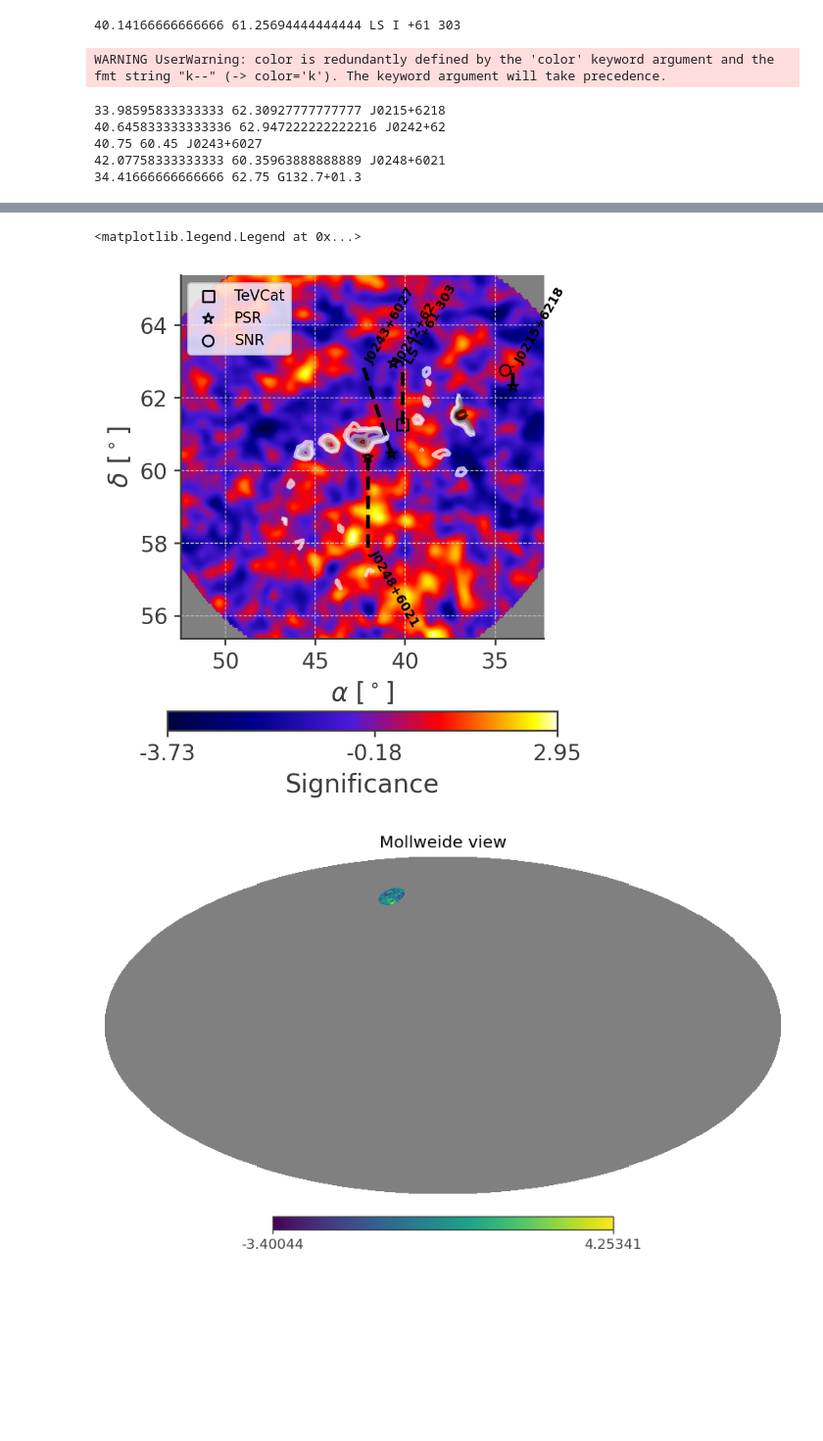
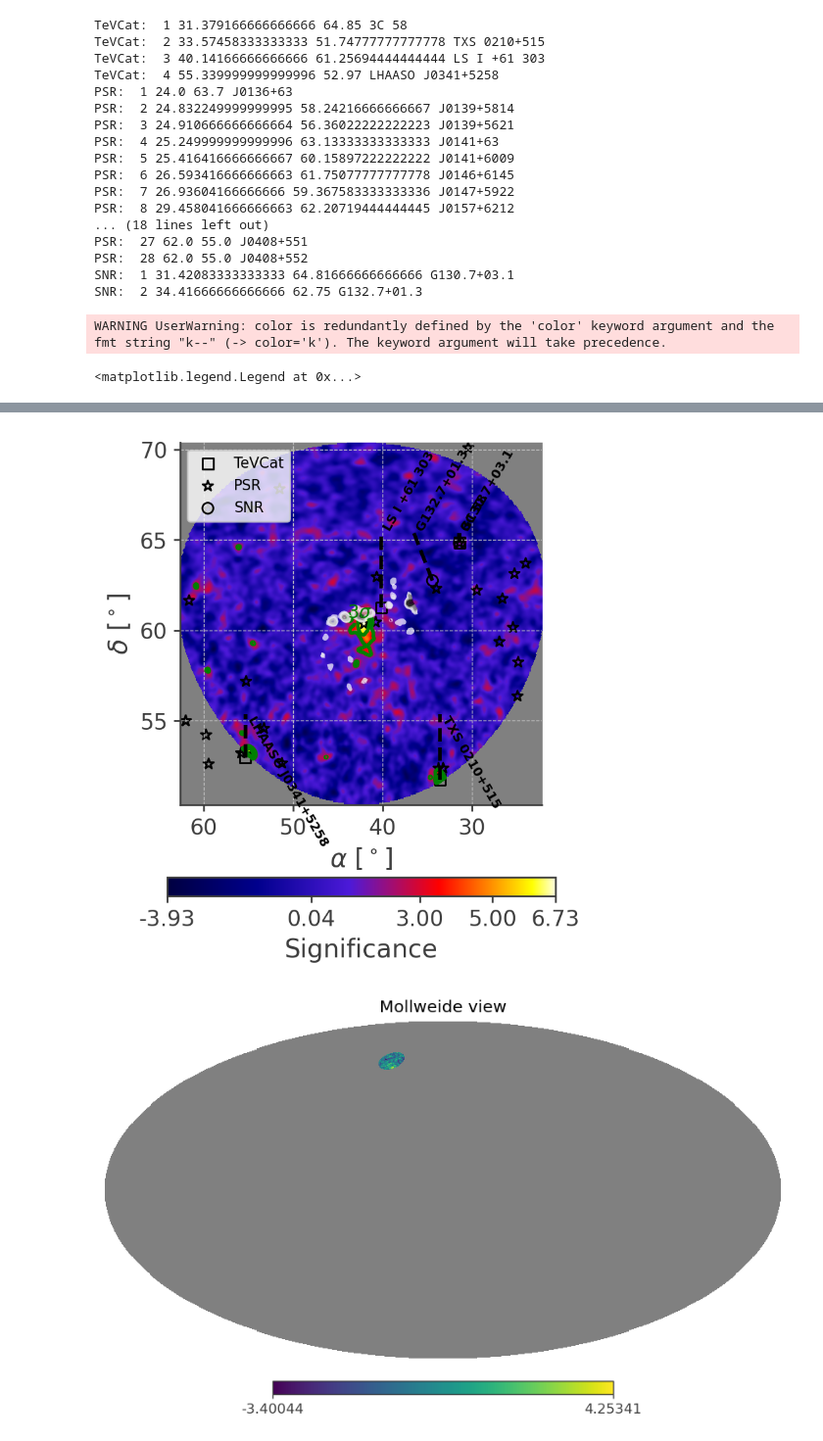
Before and after one commit to xiahouwenyu/3MLWCDA0.91, a Jupyter notebook: Standard/src/Justdraw.ipynb, the cells around one changed output, grey strips where cells are left out. Shown at 98% size. Saved outputs shown, nothing was run; the diff lists cells and outputs as text; code cells hidden in the pictures; blank space fills up the shorter version.

Commit message:
source iteration

```diff
--- a/Standard/src/Justdraw.ipynb
+++ b/Standard/src/Justdraw.ipynb
@@ -44,12 +43,13 @@ if not os.path.exists(f'../res/{region_name}/{Modelname}/'):
 # map2, skymapHeader = hp.read_map("/data/home/cwy/Science/0_Source/Standard/src/mytools/llh_skymap/sigts_siglist_J0248_20210305-20230731_DGE_res.fits.gz",h=True)
 # map2, skymapHeader = hp.read_map("/data/home/cwy/Science/0_Source/data/signif_20210305_20230731_ihep_goodlist_nHit000_0.41.fits.gz.fits.gz",h=True)
 # map2, skymapHeader = hp.read_map("/data/home/cwy/Science/0_Source/data/signif_20210305_20230731_ihep_goodlist_nHit006_0.29.fits.gz.fits.gz",h=True)
-map2, skymapHeader = hp.read_map("/data/home/cwy/Science/0_Source/Standard/src/mytools/llh_skymap/sigts_siglist_J0248_gaus+2pt+fixDGE_res.fits.gz",h=True)
+# map2, skymapHeader = hp.read_map("/data/home/cwy/Science/3MLWCDA0.91/Standard/src/tools/llh_skymap/sigts_J0248_new.fits.gz",h=True)
+map2, skymapHeader = hp.read_map("/data/home/cwy/Science/3MLWCDA0.91/Standard/src/tools/llh_skymap/sigts_siglist_J0248_res_J0248.fits.gz",h=True)
 
 ra1=42.38
 dec1=60.37
 map2 = hp.ma(map2)
-rad=10
+rad=20
 fit = my.hpDraw(region_name, Modelname, map2,ra1,dec1,
       radx=rad/np.cos(dec1/180*np.pi),
       rady=rad,
@@ -60,10 +60,22 @@ fit = my.hpDraw(region_name, Modelname, map2,ra1,dec1,
     )
 plt.legend(loc = 'upper left')
 # %% [output]
-40.14166666666666 61.25694444444444 LS I +61 303
+TeVCat:  1 31.379166666666666 64.85 3C 58
+TeVCat:  2 33.57458333333333 51.74777777777778 TXS 0210+515
+TeVCat:  3 40.14166666666666 61.25694444444444 LS I +61 303
+TeVCat:  4 55.339999999999996 52.97 LHAASO J0341+5258
+PSR:  1 24.0 63.7 J0136+63
+PSR:  2 24.832249999999995 58.24216666666667 J0139+5814
+PSR:  3 24.910666666666664 56.36022222222223 J0139+5621
+PSR:  4 25.249999999999996 63.13333333333333 J0141+63
+PSR:  5 25.416416666666667 60.15897222222222 J0141+6009
+PSR:  6 26.593416666666663 61.75077777777778 J0146+6145
+PSR:  7 26.93604166666666 59.367583333333336 J0147+5922
+PSR:  8 29.458041666666663 62.20719444444445 J0157+6212
+... (18 lines left out)
+PSR:  27 62.0 55.0 J0408+551
+PSR:  28 62.0 55.0 J0408+552
+SNR:  1 31.42083333333333 64.81666666666666 G130.7+03.1
+SNR:  2 34.41666666666666 62.75 G132.7+01.3
 WARNING UserWarning: color is redundantly defined by the 'color' keyword argument and the fmt string "k--" (-> color='k'). The keyword argument will take precedence.
-33.98595833333333 62.30927777777777 J0215+6218
-40.645833333333336 62.947222222222216 J0242+62
-40.75 60.45 J0243+6027
-42.07758333333333 60.35963888888889 J0248+6021
-34.41666666666666 62.75 G132.7+01.3
+<matplotlib.legend.Legend at 0x...>
@@ -71,5 +82,4 @@ WARNING UserWarning: color is redundantly defined by the 'color' keyword argumen
-<matplotlib.legend.Legend at 0x...>
-[figure, old version]
+[figure, new version]
 # %%
 hp.mollview(map2)
 # %% [output]
```
Also changed, not shown: parts of 2 cells of this notebook, 19 other files.
